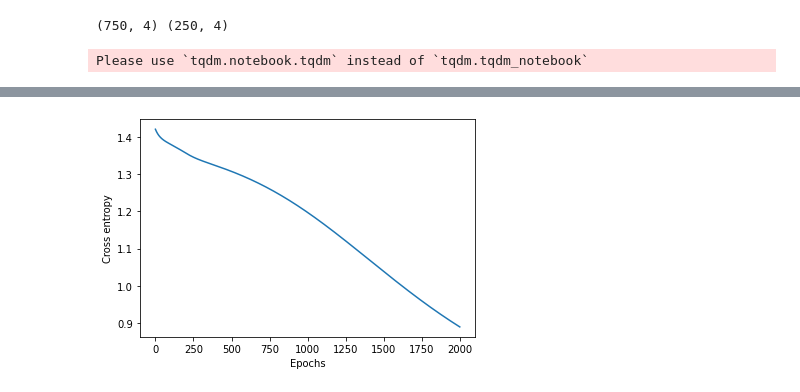
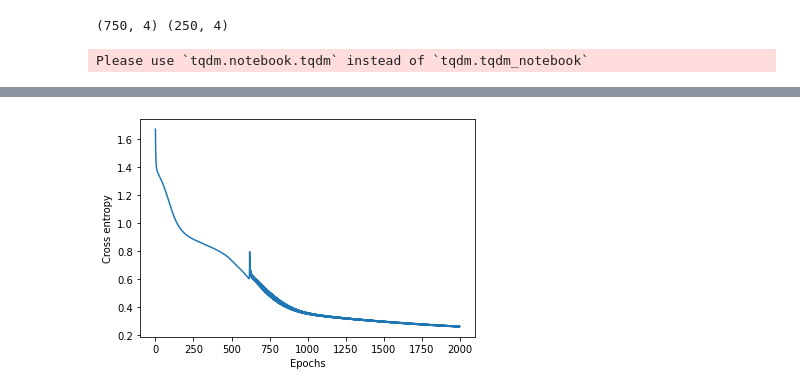
Before and after one commit to Arpitkamal/Deep-Learning-104-Feedforward-Neural-Networks, a Jupyter notebook: FeedForwardNetwork.ipynb, the cells around one changed output, grey strips where cells are left out. Cells and saved outputs as stored; diff of their text form; code cells hidden in the pictures.

```diff
--- a/FeedForwardNetwork.ipynb
+++ b/FeedForwardNetwork.ipynb
@@ -413,11 +414,11 @@ print(y_OH_train.shape, y_OH_val.shape)
 # %%
 ffsn_multi = FFSN_MultiClass(2,4,[2,3])
 # %%
-ffsn_multi.fit(X_train, y_OH_train,epochs=2000, learning_rate=0.0001, display_loss=True)
+ffsn_multi.fit(X_train, y_OH_train,epochs=2000, learning_rate=0.001, display_loss=True)
 # %% [output]
 Please use `tqdm.notebook.tqdm` instead of `tqdm.tqdm_notebook`
 [interactive output not drawn]
-[figure, old version]
+[figure, new version]
 # %%
 Y_pred_train = ffsn_multi.predict(X_train)
 Y_pred_train = np.argmax(Y_pred_train, 1)
```
Also changed, not shown: parts of 26 cells of this notebook.
